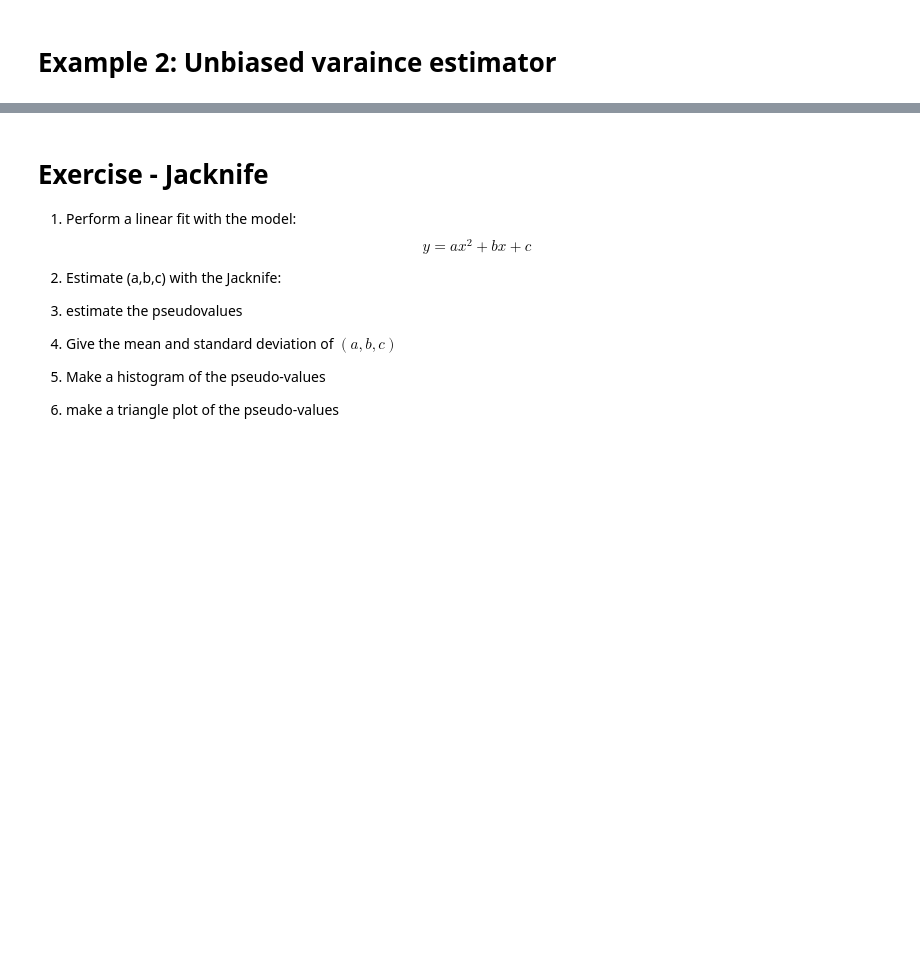
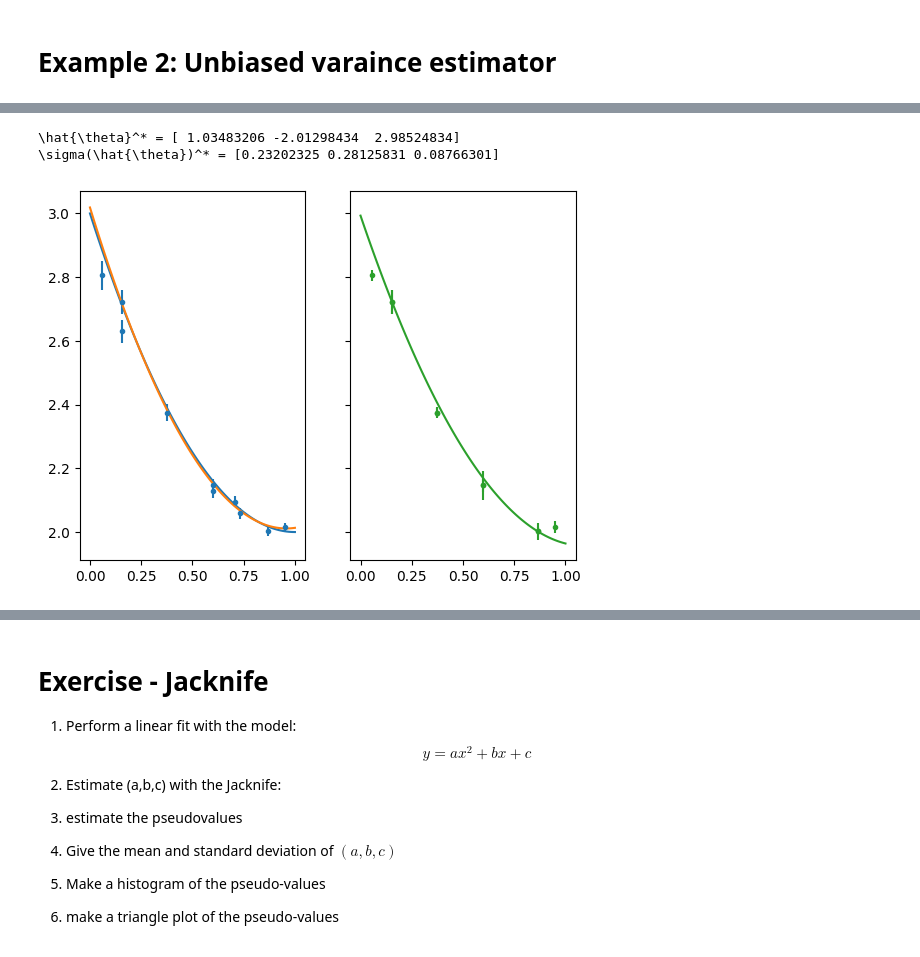
Before and after one commit to blhuillier/2025B_AstroDataAnalysis, a Jupyter notebook: Notebooks/Chap_7_Resampling.ipynb, the cells around one changed output, grey strips where cells are left out. Saved outputs shown, nothing was run; the diff lists cells and outputs as text; code cells hidden in the pictures; blank space fills up the shorter version.

```diff
--- a/Notebooks/Chap_7_Resampling.ipynb
+++ b/Notebooks/Chap_7_Resampling.ipynb
@@ -12,0 +17,7 @@ $$\theta = S^2(X) = \frac 1 N \sum_{i=1}^N (X_i-\bar X)^2$$
+# %%
+import numpy as np
+from scipy import stats, optimize
+import matplotlib.pyplot as plt
+
+a,b,c = 1,-2,3
+theta_true = [a,b,c]
@@ -12,0 +50,25 @@ $$\theta = S^2(X) = \frac 1 N \sum_{i=1}^N (X_i-\bar X)^2$$
+# %%
+# number of bootstrap resampling:
+BB = 10_000
+
+r = np.random.RandomState(42)
+
+
+theta_hat_star = np.zeros((BB,3))
+
+
+
+for ii in range (BB):
+  # this does't work, because we also need to change y and Cov
+  # xstar = r.choice(xx, size=NN, replace=True)
+  # select the indices with replacement:
+  istar = r.randint(NN,size=NN)
+  xstar = xx[istar]
+  #
+  ystar = yy[istar]
+  #
+  this_inv_cov = inv_cov[np.ix_(istar,istar)]
+  AAstar = np.vstack((xstar**2, xstar, np.ones_like(xstar))).T
+  theta_hat_star[ii,:] = np.linalg.solve(AAstar.T @ this_inv_cov @ AAstar, AAstar.T @ this_inv_cov @ ystar)
+
+print (theta_hat_star)
@@ -12,0 +105,22 @@ $$\theta = S^2(X) = \frac 1 N \sum_{i=1}^N (X_i-\bar X)^2$$
+# %%
+theta_hat_BS = theta_hat_star.mean(axis=0)
+sigma_theta_BS = theta_hat_star.std(axis=0)
+print (rf"\hat{{\theta}}^* = {theta_hat_BS}")
+print (rf"\sigma(\hat{{\theta}})^* = {sigma_theta_BS}")
+# %% [output]
+\hat{\theta}^* = [ 1.03483206 -2.01298434  2.98524834]
+\sigma(\hat{\theta})^* = [0.23202325 0.28125831 0.08766301]
+# %%
+fig, ax = plt.subplots(1,2,sharex=True,sharey=True)
+iax = ax[0]
+iax.errorbar(xx,yy,sigma / (1+xx),ls='', marker='.')
+x0 = np.linspace(0,1,num=101)
+iax.plot(x0, func(theta_true,x0), color=mycols[0])
+iax.plot(x0, func(thetahat,x0), color=mycols[1])
+
+iax = ax[1]
+for ii in range(1):
+  iax.errorbar(xstar,ystar,sigma / (1+xx),ls='', marker='.',color=mycols[2])
+  iax.plot(x0, func(theta_hat_star[ii],x0), color=mycols[2])
+# %% [output]
+[figure, added]
```
Also changed, not shown: parts of 9 cells of this notebook.
